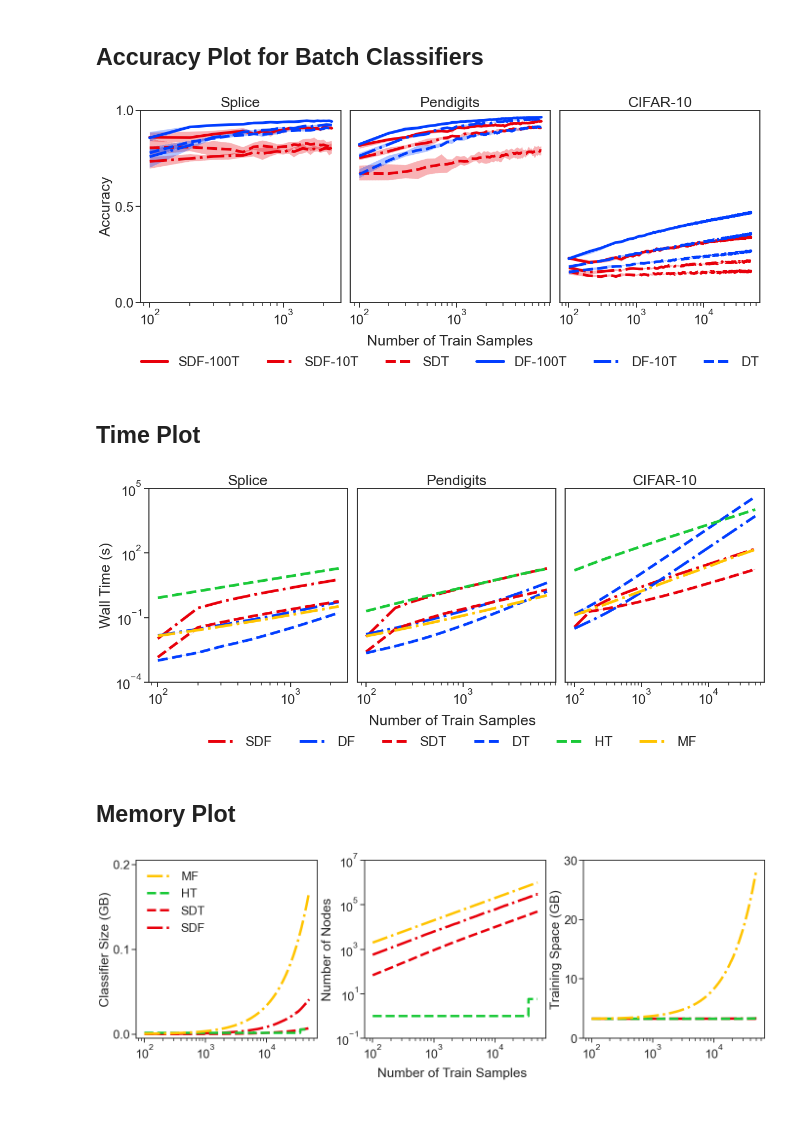
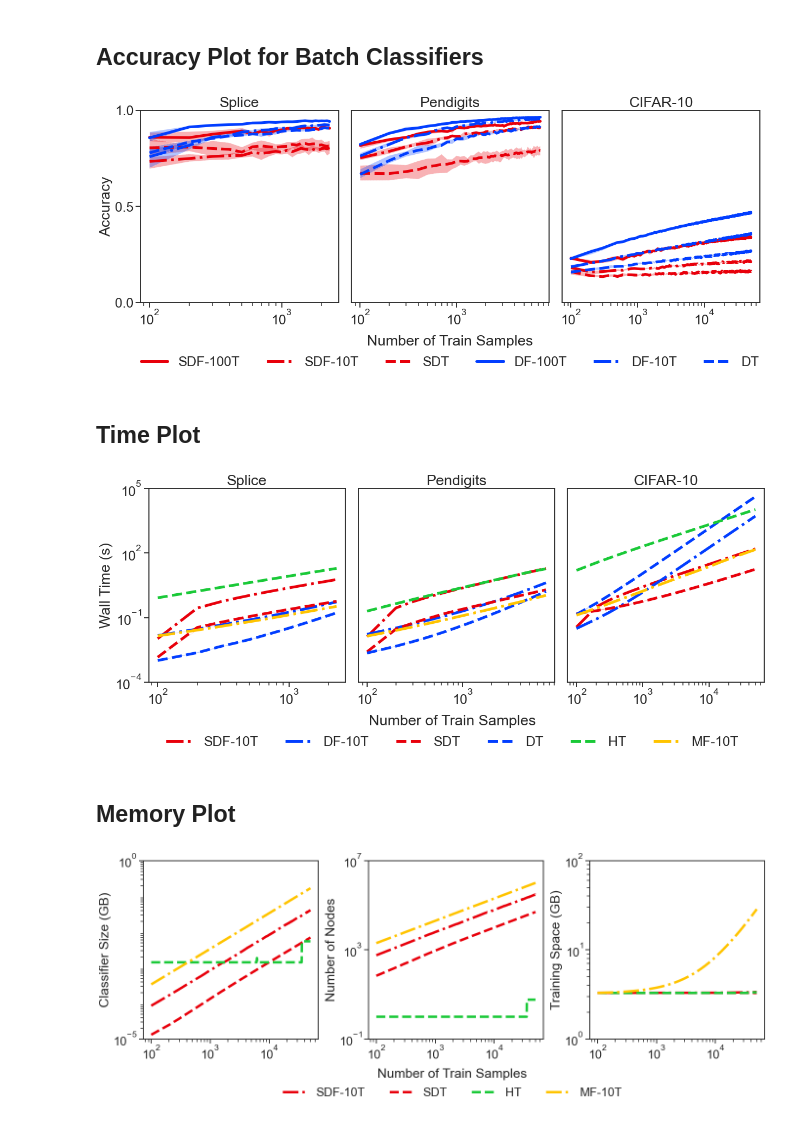
Before and after one commit to neurodata/SDTF, a Jupyter notebook: docs/select.ipynb, the cells around one changed output. Saved outputs shown, nothing was run; the diff lists cells and outputs as text; code cells hidden in the pictures.

Commit message:
ENH optimize figure legends & marks

```diff
--- a/docs/select.ipynb
+++ b/docs/select.ipynb
@@ -85,7 +85,8 @@ def plot_acc(col, ls, pos, n_train, lw=5, quantile=True, ht_mod=False):
                     col.plot(
                         4000,
                         np.mean(l, axis=0)[-1],
-                        marker="*",
+                        label="Invalid",
+                        marker="X",
                         markersize=20,
                         color="black",
                     )
@@ -93,7 +94,7 @@ def plot_acc(col, ls, pos, n_train, lw=5, quantile=True, ht_mod=False):
                     col.plot(
                         35000,
                         np.mean(l, axis=0)[-1],
-                        marker="*",
+                        marker="X",
                         markersize=20,
                         color="black",
                     )
@@ -236,7 +233,7 @@ for legobj in leg.legendHandles:
     legobj.set_linewidth(5.0)
 plt.savefig("../paper/select_acc_batch.pdf", transparent=True, bbox_inches="tight")
 # %% [output]
-[figure, old version]
+[figure, new version]
 # %% [markdown]
 ## Time Plot
 # %%
@@ -309,7 +306,7 @@ for legobj in leg.legendHandles:
     legobj.set_linewidth(5.0)
 plt.savefig("../paper/select_time.pdf", transparent=True, bbox_inches="tight")
 # %% [output]
-[figure, old version]
+[figure, new version]
 # %% [markdown]
 ## Memory Plot
 # %%
@@ -356,34 +353,38 @@ cifar_l = [cifar_size_l] + [cifar_node_l] + [cifar_mem_l]
 # %%
 fig, ax = plt.subplots(nrows=1, ncols=3, figsize=(19, 6), constrained_layout=True)
 plt.margins()
 fig.text(0.53, -0.07, "Number of Train Samples", ha="center")
 ytitle = ["Classifier Size (GB)", "Number of Nodes", "Training Space (GB)"]
-ylimit = [[-0.005, 0.205], [1e-1, 1e7], [0, 20]]
-ytick = [[0, 0.1, 0.2], [1e-1, 1e1, 1e3, 1e5, 1e7], [0, 10, 20, 30]]
+ylimit = [[1e-5, 1e0], [1e-1, 1e7], [1e0, 1e2]]
+ytick = [[1e-5, 1e0], [1e-1, 1e3, 1e7], [1e0, 1e1, 1e2]]
 n_train = range(100, (ranges[2] + 1) * 100, 100)
-# cifar_data_mem = 8.0 * 56 / 100 * np.ones(len(n_train))
 
 for i, col in enumerate(ax):
     col.set_xscale("log")
 
-    if i == 1:
-        # Make y axis log scale
-        col.set_yscale("log")
+    # Make y axis log scale
+    col.set_yscale("log")
 
     # Label x axis and plot figures
     plot_acc(col, cifar_l, i, n_train, quantile=False)
 
     # Label y axis
     col.set_ylim(ylimit[i])
     col.set_yticks(ytick[i])
     col.set_ylabel(ytitle[i])
 
-    if i == 0:
-        # Legend
-        handles, labels = col.get_legend_handles_labels()
-        col.legend(handles[::-1], labels[::-1], frameon=False)
+leg = fig.legend(
+    bbox_to_anchor=(0.53, -0.22),
+    bbox_transform=plt.gcf().transFigure,
+    ncol=6,
+    loc="lower center",
+)
+leg.get_frame().set_linewidth(0.0)
+for legobj in leg.legendHandles:
+    legobj.set_linewidth(5.0)
+
 plt.savefig(
     "../paper/select_cifar_mem_stream.pdf", transparent=True, bbox_inches="tight"
 )
 # %% [output]
-[figure, old version]
+[figure, new version]
```
Also changed, not shown: parts of 5 cells of this notebook, 4 other files.
